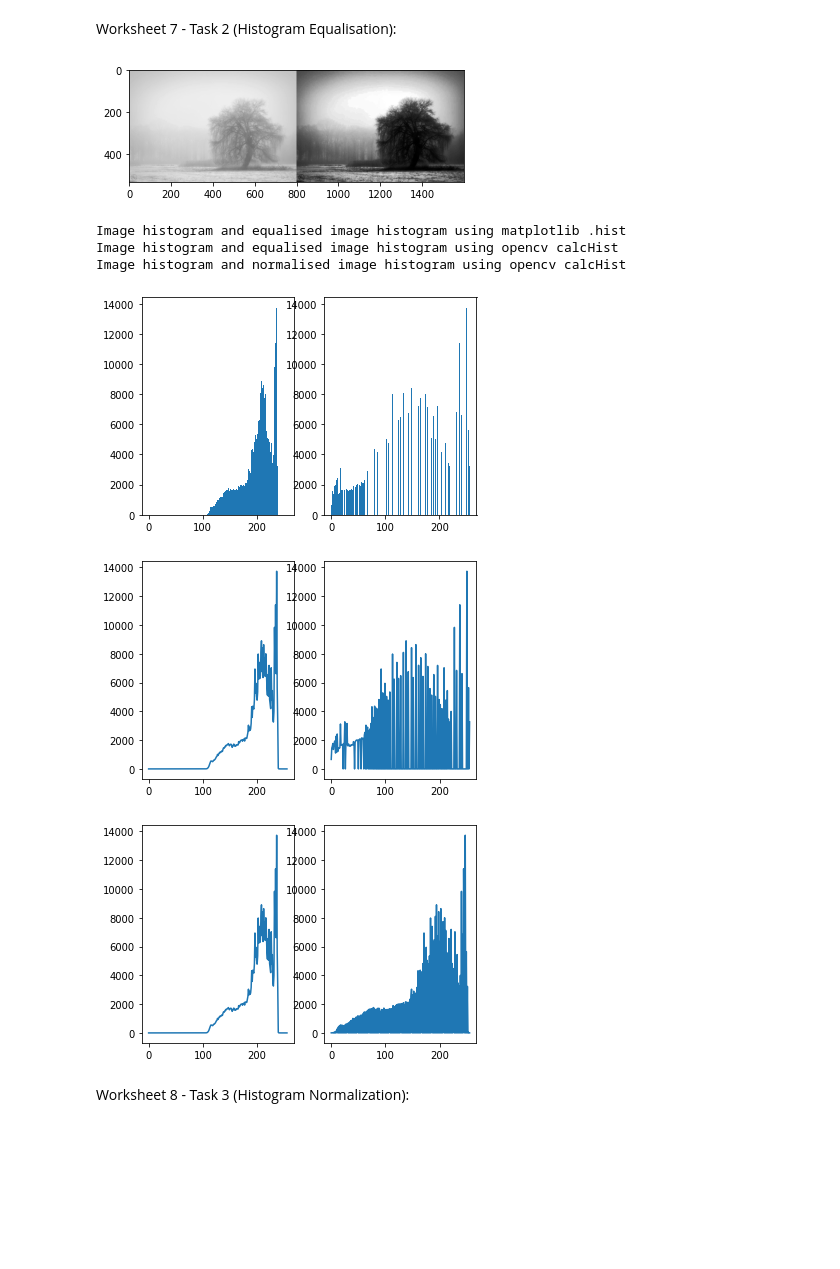
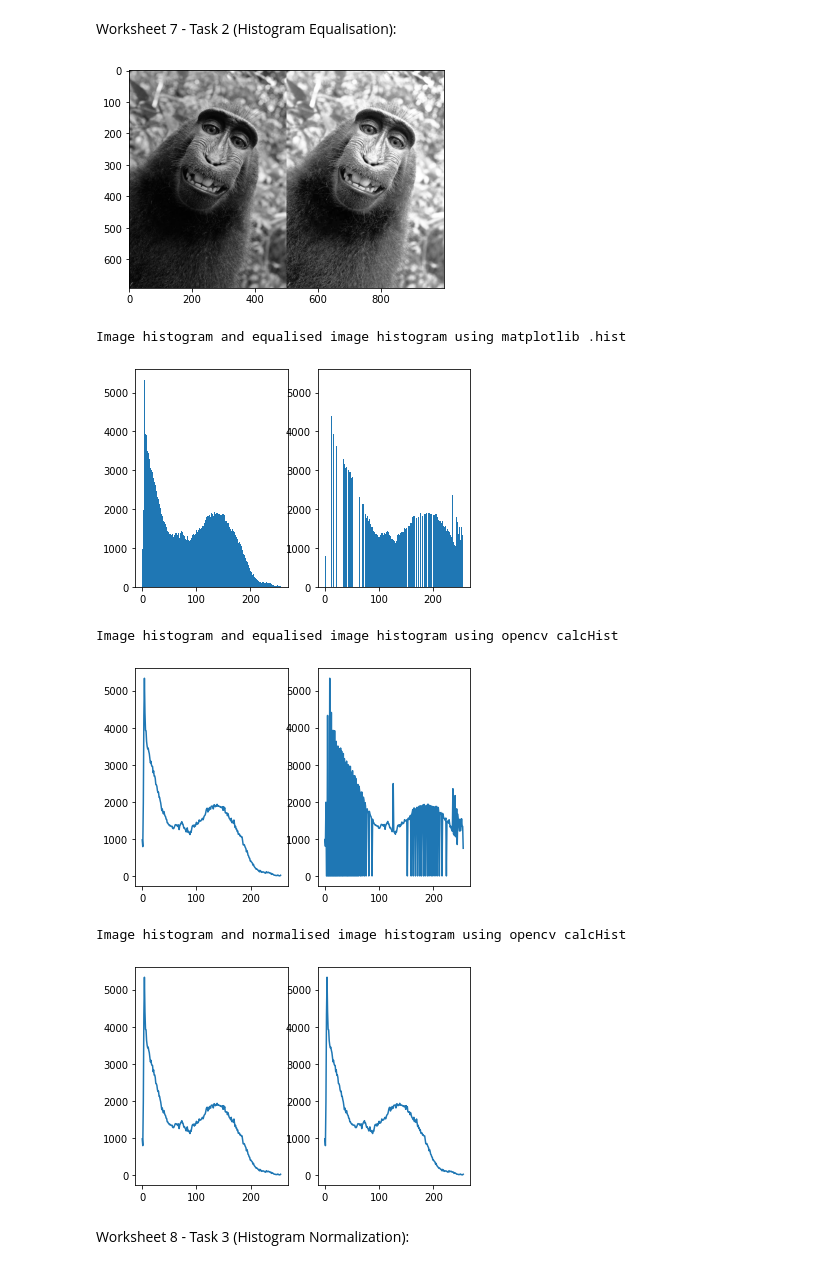
Before and after one commit to TheGer/pythonStuff, a Jupyter notebook: Worksheet 7 - Histograms - Solutions.ipynb, the cells around one changed output. Cells and saved outputs as stored; diff of their text form; code cells hidden in the pictures; blank space fills up the shorter version.

```diff
--- a/Worksheet 7 - Histograms - Solutions.ipynb
+++ b/Worksheet 7 - Histograms - Solutions.ipynb
@@ -23,42 +23,42 @@ import numpy as np
 import cv2
 
 # reading an image using imreadmethod
-my_img = cv2.imread('../images/locontrast.jpg', 0) # ,0 converts image to grayscale
+my_img = cv2.imread('monkey.jpeg', 0) # ,0 converts image to grayscale
 equ = cv2.equalizeHist(my_img)
 # stacking both the images side-by-side orientation
 res = np.hstack((my_img, equ))
 # showing image input vs output
 plt.imshow(res, cmap='gray')
 plt.show()
 print('Image histogram and equalised image histogram using matplotlib .hist')
 fig,axs = plt.subplots(1,2)
 axs[0].hist(my_img.ravel(), 256,[0,256])
 axs[1].hist(equ.ravel(),256,[0,256])
 plt.show()
 
 print('Image histogram and equalised image histogram using opencv calcHist')
 fig,axs = plt.subplots(1,2)
 histcv2original = cv2.calcHist([my_img],[0],None,[256],[0,256])
 histcv2equ = cv2.calcHist([equ],[0],None,[256],[0,256])
 axs[0].plot(histcv2original)
 axs[1].plot(histcv2equ)
 plt.show()
 
 print('Image histogram and normalised image histogram using opencv calcHist')
 normalised = cv2.normalize(my_img,  None, 0, 255, cv2.NORM_MINMAX)
 histcv2norm = cv2.calcHist([normalised],[0],None,[256],[0,256])
 fig,axs = plt.subplots(1,2)
 axs[0].plot(histcv2original)
 axs[1].plot(histcv2norm)
 plt.show()
 # %% [output]
-[figure, old version]
+[figure, new version]
 Image histogram and equalised image histogram using matplotlib .hist
-Image histogram and equalised image histogram using opencv calcHist
-Image histogram and normalised image histogram using opencv calcHist
-[figure, old version]
+[figure, new version]
+Image histogram and equalised image histogram using opencv calcHist
-[figure, old version]
+[figure, new version]
+Image histogram and normalised image histogram using opencv calcHist
-[figure, old version]
+[figure, new version]
 # %% [markdown]
 Worksheet 8 - Task 3 (Histogram Normalization):
 # %%
```
Also changed, not shown: parts of 3 cells of this notebook, 31 other files.
